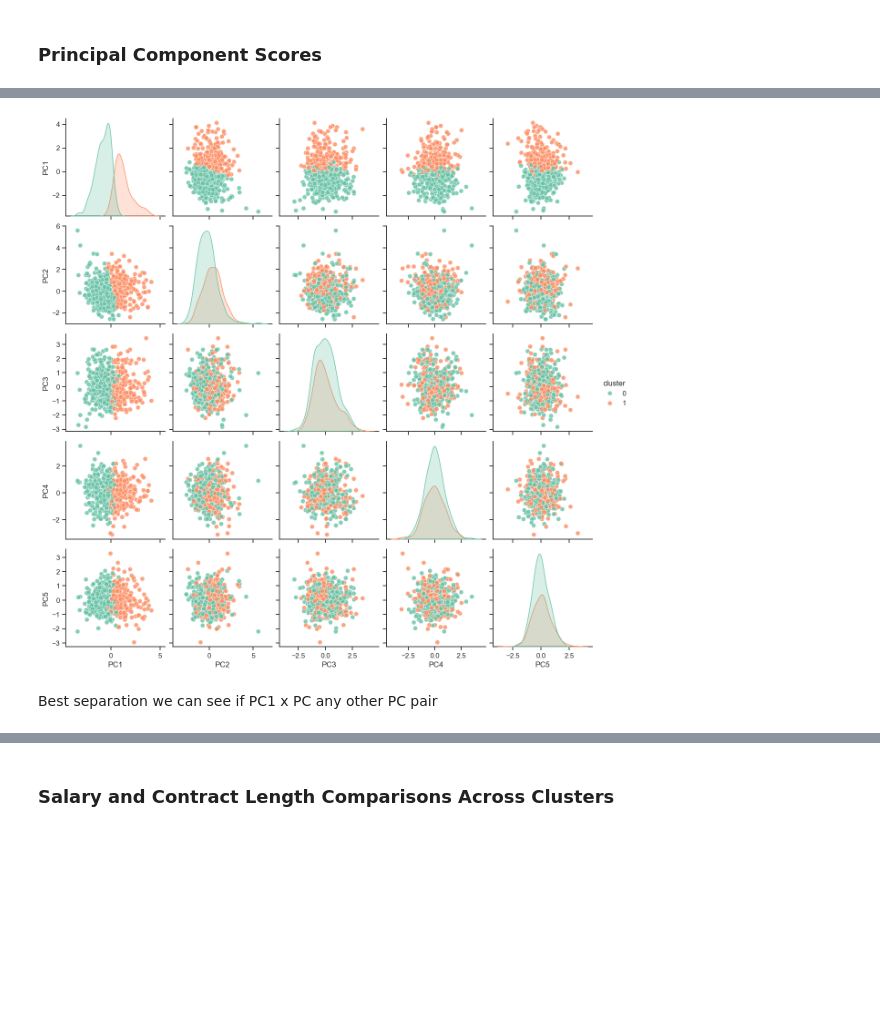
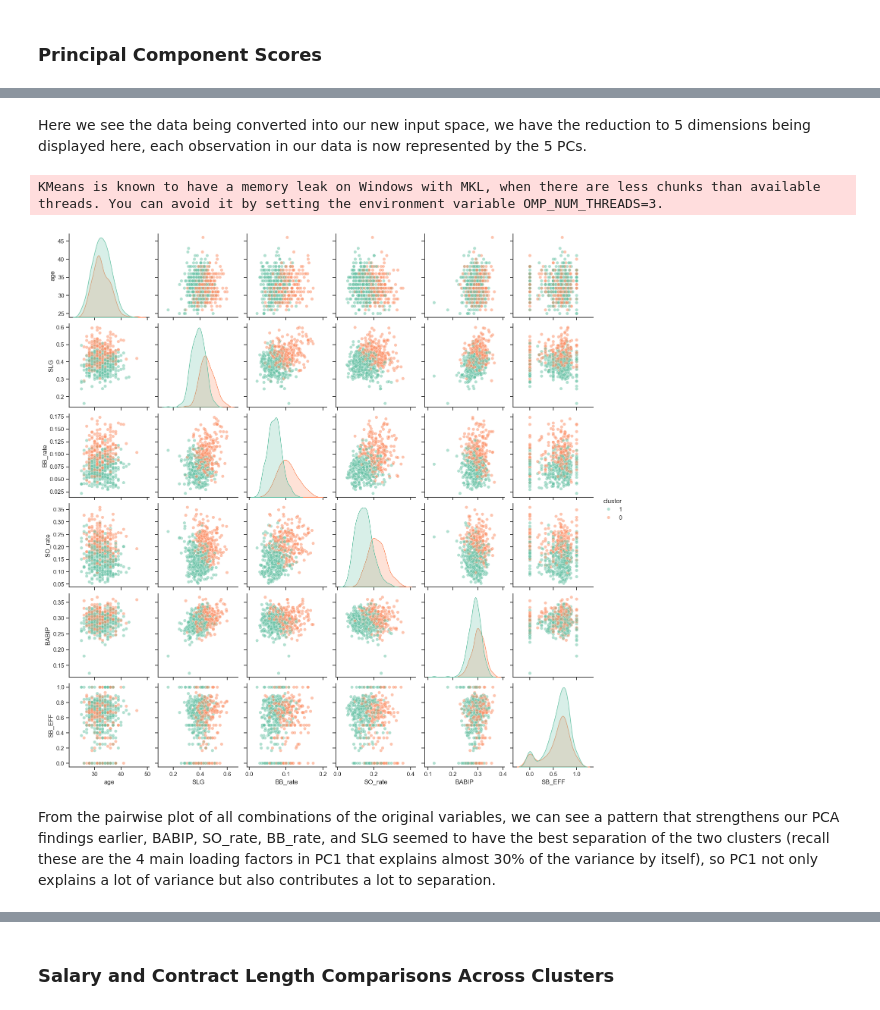
Before and after one commit to nw93929/DS6021-Project, a Jupyter notebook: models/kmeans - batters.ipynb, the cells around one changed output, grey strips where cells are left out. Drawn from its saved outputs; the diff is of its cells as text; code cells hidden in the pictures; blank space fills up the shorter version.

Commit message:
finished script review kmeans

```diff
--- a/models/kmeans - batters.ipynb
+++ b/models/kmeans - batters.ipynb
@@ -158,7 +165,6 @@ No significant differences between the two groups, so it does seem to be missing
 # %%
-X = X.dropna()
 Xorig = X.copy()
-X = X.drop(columns=['avg_salary_year', 'contract_length'])
+X = X.drop(columns=['avg_salary_year', 'contract_length', 'contract_length_missing'])
 # %%
 K_values = list(range(1, 11))
 wcss = []
@@ -323,73 +350,39 @@ pd.DataFrame({
+# %% [markdown]
+Here we see the data being converted into our new input space, we have the reduction to 5 dimensions being displayed here, each observation in our data is now represented by the 5 PCs.
 # %%
 import matplotlib.pyplot as plt
 import seaborn as sns
 import plotly.graph_objects as go
 import numpy as np
 from sklearn.preprocessing import StandardScaler
 import pandas as pd
 
-X_plot = pd.DataFrame(X_pca, columns=['PC1', 'PC2', 'PC3', 'PC4', 'PC5'])
+# original data kmeans clustering analysis
+
+pipe = Pipeline([
+    ("scaler", StandardScaler()),
+    ("pca", PCA(n_components=5, random_state=6021)),
+    ("kmeans", KMeans(n_clusters=2, init="k-means++", n_init="auto", random_state=6021))
+])
+
+pipe.fit(X)
+labels = pipe["kmeans"].labels_
+
+X_plot = pd.DataFrame(X, columns=['age', 'SLG', 'BB_rate', 'SO_rate', 'BABIP', 'SB_EFF'])
 X_plot['cluster'] = labels.astype(str)
-cluster_labels = X_plot['cluster'].unique()
-
-# Biplot (Using RAW Loadings and Scores)
-fig = go.Figure()
-
-# Scatter Plot by cluster for color mapping
-for label in cluster_labels:
-    df_cluster = X_plot[X_plot['cluster'] == label]
-    fig.add_trace(go.Scatter(
-        x=df_cluster['PC1'], # Uses raw PC1 score
-        y=df_cluster['PC2'], # Uses raw PC2 score
-        mode='markers+text',
-        text=df_cluster['cluster'],
-        textposition='top center',
-        marker=dict(size=8, opacity=0.7),
-        name=f'Cluster {label}'
-    ))
-
-
-# Loadings (Arrows) - Uses raw loadings
-loading_df_raw = pd.DataFrame({
-    'var': pca_loadings.index,
-    'PC1_raw': pca_loadings['PC1'],
-    'PC2_raw': pca_loadings['PC2']
-})
-
-for i, row in loading_df_raw.iterrows():
-    fig.add_trace(go.Scatter(
-        x=[0, row['PC1_raw'] * 8],
-        y=[0, row['PC2_raw'] * 8],
-        mode='lines+markers+text',
-        text=[None, row["var"]],
-        textposition='top center',
-        line=dict(color='red', width=2),
-        marker=dict(size=5, color='red'),
-        showlegend=False,
-        textfont=dict(color='red', size=12)
-    ))
-
-fig.update_layout(
-    title='PCA Biplot with RAW Loadings (Recommended)',
-    xaxis_title='PC1',
-    yaxis_title='PC2',
-    height=600,
-    width=800
-)
-fig.show()
-
 
 # pairwise plot of PC Scores
 sns.set(style="ticks")
 pair_plot = sns.pairplot(
     X_plot,
     hue='cluster',
     palette='Set2',
     diag_kind='kde',
-    plot_kws={'alpha': 0.8, 's': 50})
+    plot_kws={'alpha': 0.5})
 
 plt.show()
 # %% [output]
+KMeans is known to have a memory leak on Windows with MKL, when there are less chunks than available threads. You can avoid it by setting the environment variable OMP_NUM_THREADS=3.
-[figure, old version]
+[figure, new version]
 # %% [markdown]
-Best separation we can see if PC1 x PC any other PC pair
+From the pairwise plot of all combinations of the original variables, we can see a pattern that strengthens our PCA findings earlier, BABIP, SO_rate, BB_rate, and SLG seemed to have the best separation of the two clusters (recall these are the 4 main loading factors in PC1 that explains almost 30% of the variance by itself), so PC1 not only explains a lot of variance but also contributes a lot to separation.
```
Also changed, not shown: parts of 27 cells of this notebook, 1 other file.
